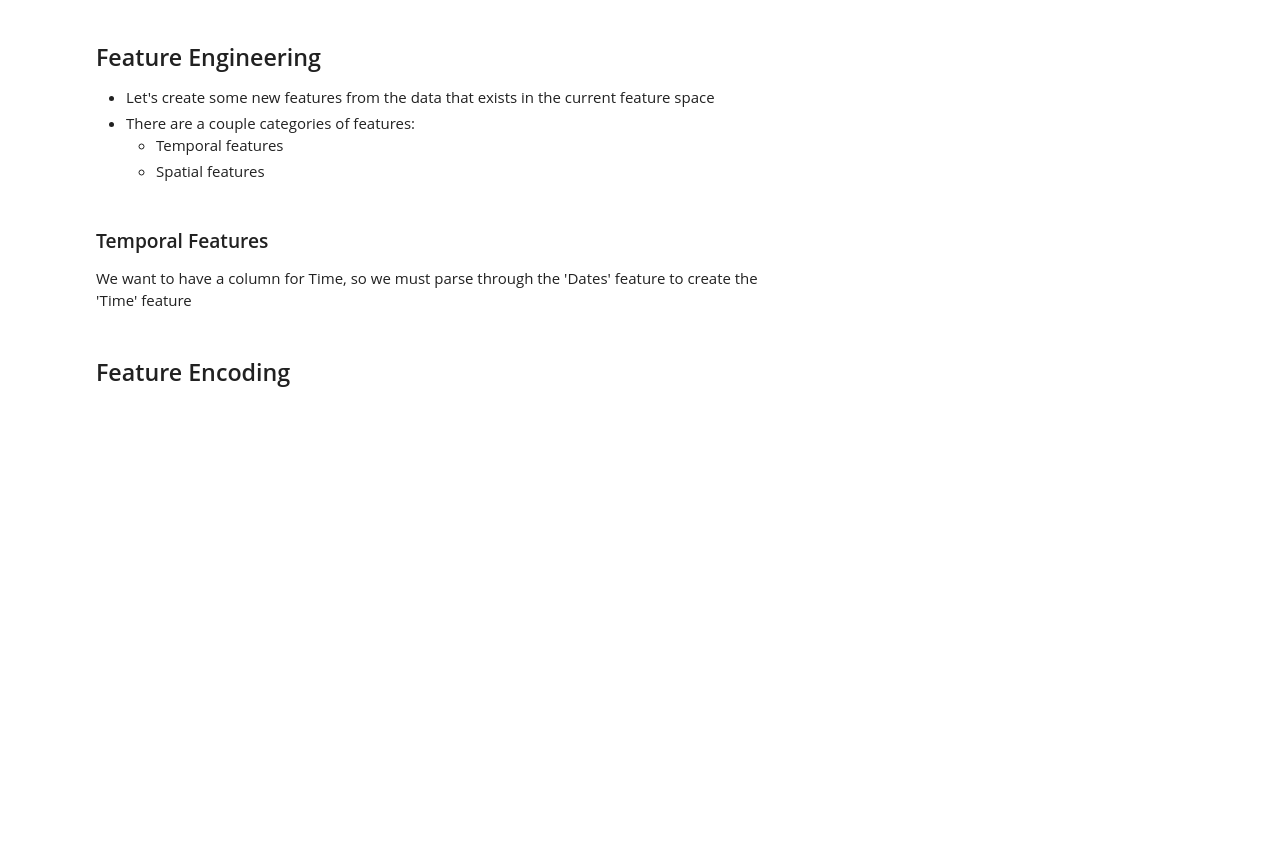
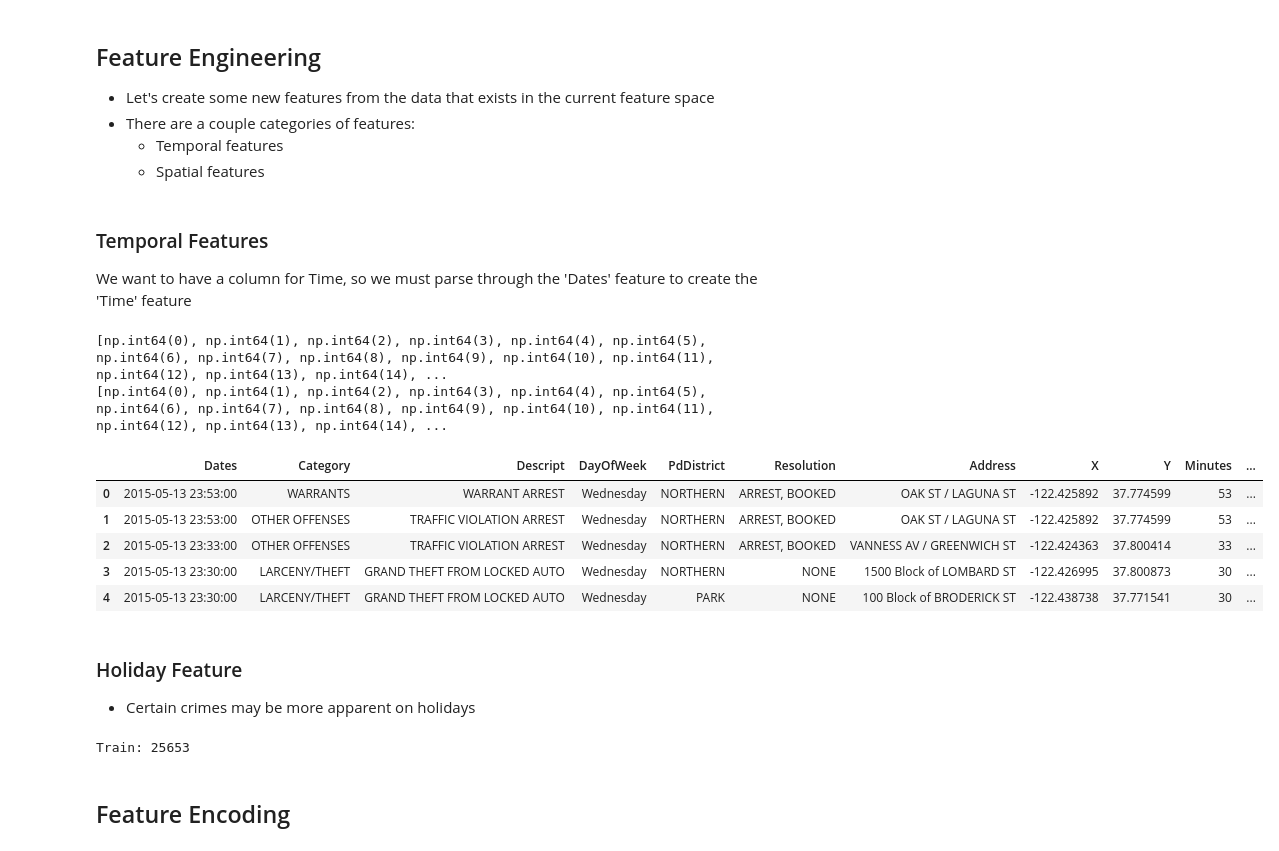
Before and after one commit to mj-awad17/Data_Analystics-Projects, a Jupyter notebook: sf-crime/sf-crime-prediction.ipynb, the cells around one changed output. Cells and saved outputs as stored; diff of their text form; code cells hidden in the pictures; blank space fills up the shorter version.

```diff
--- a/sf-crime/sf-crime-prediction.ipynb
+++ b/sf-crime/sf-crime-prediction.ipynb
@@ -443,5 +443,24 @@ def hour_zone(hour):
 train["HourZone"] = train["Hours"].map(hour_zone)
 test["HourZone"] = test["Hours"].map(hour_zone)
 # %%
-# add weeks of the year
-train["WeekOfYear"] = train["Dates"].dt.isocalendar().week
+# Add Week of Year
+train["WeekOfYear"] = train["Dates"].map(lambda x: int(x.weekofyear / 2) - 1)
+test["WeekOfYear"] = test["Dates"].map(lambda x: int(x.weekofyear / 2))
+
+print(sorted(train['WeekOfYear'].unique()))
+print(sorted(test['WeekOfYear'].unique()))
+# %% [output]
+[np.int64(0), np.int64(1), np.int64(2), np.int64(3), np.int64(4), np.int64(5), np.int64(6), np.int64(7), np.int64(8), np.int64(9), np.int64(10), np.int64(11), np.int64(12), np.int64(13), np.int64(14), ...
+[np.int64(0), np.int64(1), np.int64(2), np.int64(3), np.int64(4), np.int64(5), np.int64(6), np.int64(7), np.int64(8), np.int64(9), np.int64(10), np.int64(11), np.int64(12), np.int64(13), np.int64(14), ...
+# %%
+train.head()
+# %% [output]
+|  | Dates | Category | Descript | DayOfWeek | PdDistrict | Resolution | Address | X | Y | Minutes | ... |
+| 0 | 2015-05-13 23:53:00 | WARRANTS | WARRANT ARREST | Wednesday | NORTHERN | ARREST, BOOKED | OAK ST / LAGUNA ST | -122.425892 | 37.774599 | 53 | ... |
+| 1 | 2015-05-13 23:53:00 | OTHER OFFENSES | TRAFFIC VIOLATION ARREST | Wednesday | NORTHERN | ARREST, BOOKED | OAK ST / LAGUNA ST | -122.425892 | 37.774599 | 53 | ... |
+| 2 | 2015-05-13 23:33:00 | OTHER OFFENSES | TRAFFIC VIOLATION ARREST | Wednesday | NORTHERN | ARREST, BOOKED | VANNESS AV / GREENWICH ST | -122.424363 | 37.800414 | 33 | ... |
+| 3 | 2015-05-13 23:30:00 | LARCENY/THEFT | GRAND THEFT FROM LOCKED AUTO | Wednesday | NORTHERN | NONE | 1500 Block of LOMBARD ST | -122.426995 | 37.800873 | 30 | ... |
+| 4 | 2015-05-13 23:30:00 | LARCENY/THEFT | GRAND THEFT FROM LOCKED AUTO | Wednesday | PARK | NONE | 100 Block of BRODERICK ST | -122.438738 | 37.771541 | 30 | ... |
+# %% [markdown]
+### Holiday Feature
+- Certain crimes may be more apparent on holidays
@@ -448,2 +474,7 @@ train["WeekOfYear"] = train["Dates"].dt.isocalendar().week
+# %%
+print("Train:", len(train[train['Holiday'] == True]))
+# print("Test:", len(test[test['Holiday'] == True]))
+# %% [output]
+Train: 25653
 # %% [markdown]
 ## Feature Encoding
```
Also changed, not shown: parts of 2 cells of this notebook.
